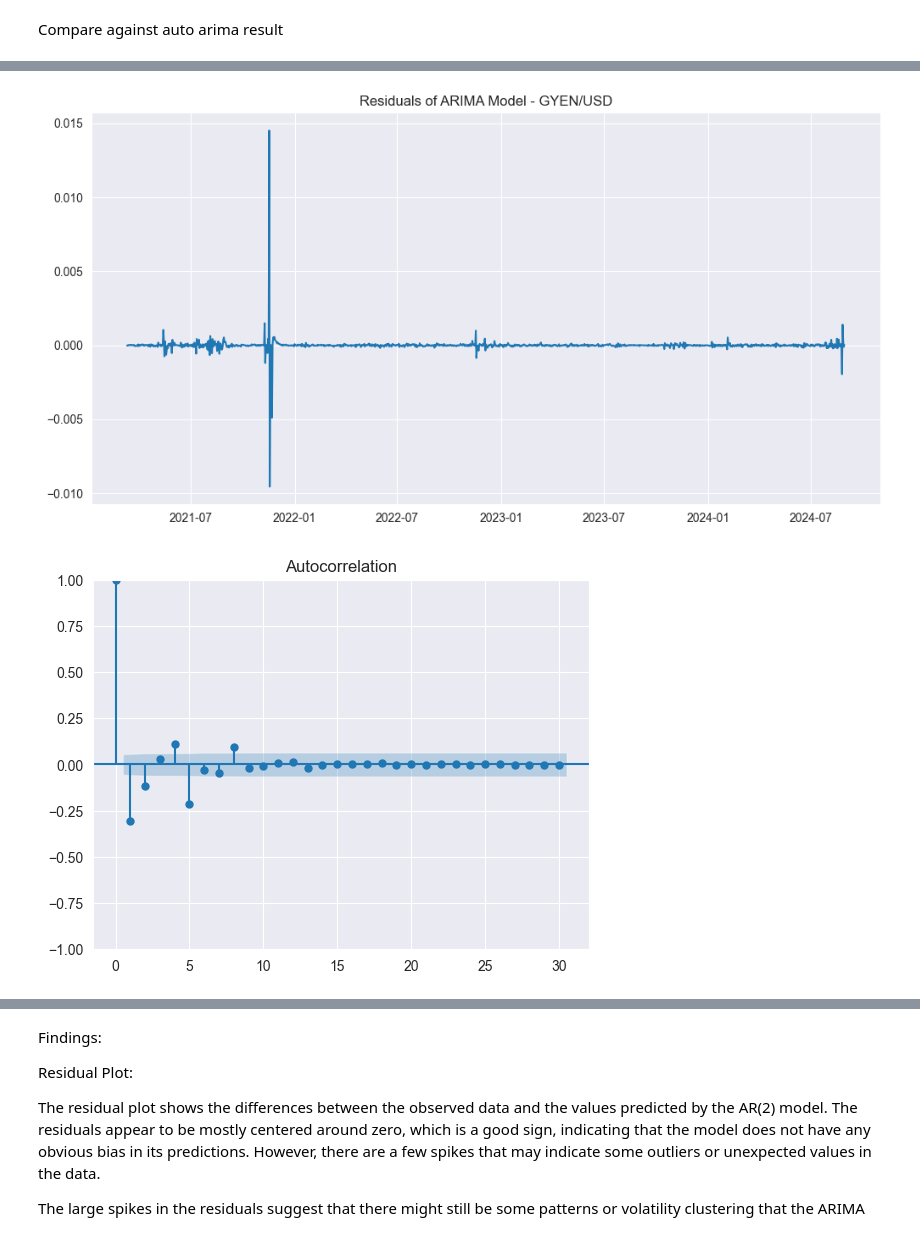
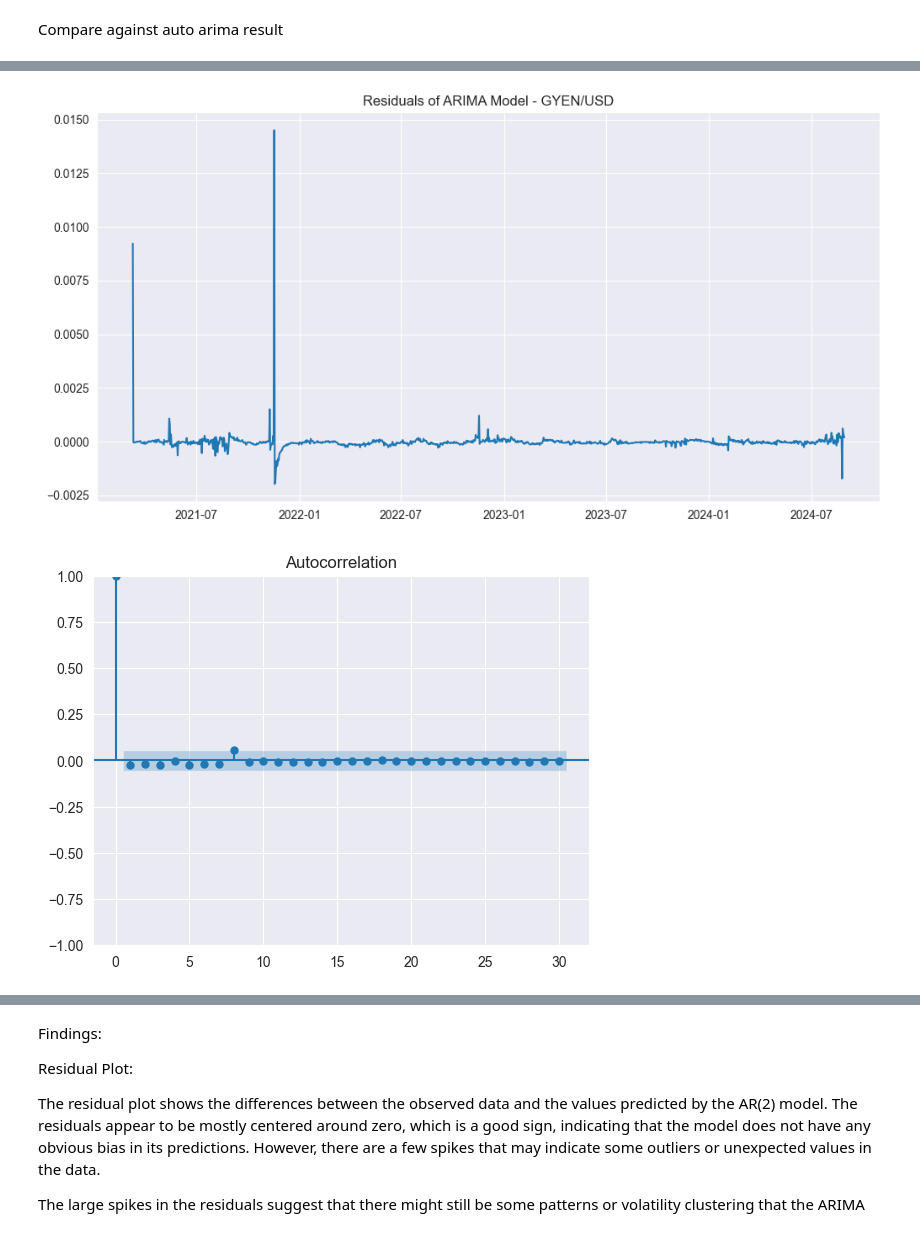
Before and after one commit to joodevs/algo-trader, a Jupyter notebook: gyen-yen-analysis.ipynb, the cells around one changed output, grey strips where cells are left out. Drawn from its saved outputs; the diff is of its cells as text; code cells hidden in the pictures.

```diff
--- a/gyen-yen-analysis.ipynb
+++ b/gyen-yen-analysis.ipynb
@@ -385,24 +393,24 @@ Optimal ARIMA order: (0, 0, 3)
 # %%
 import matplotlib.pyplot as plt
 from statsmodels.graphics.tsaplots import plot_acf, plot_pacf
 
-arima_model_gyen = ARIMA(gyen_usd['Close_diff'].dropna(), order=(4, 1, 1))
+arima_model_gyen = ARIMA(gyen_usd['Close'].dropna(), order=(3, 1, 3))
 arima_fit_gyen = arima_model_gyen.fit()
 
 
 # Residuals of AR(2) model
 arima_residuals_gyen = arima_fit_gyen.resid
 
 # Plot residuals
 plt.figure(figsize=(12, 6))
 plt.plot(arima_residuals_gyen)
 plt.title('Residuals of ARIMA Model - GYEN/USD')
 plt.show()
 
 # ACF and PACF plots of residuals
 plot_acf(arima_residuals_gyen, lags=30)
 plot_pacf(arima_residuals_gyen, lags=30)
 plt.show()
 # %% [output]
-[figure, old version]
+[figure, new version]
-[figure, old version]
+[figure, new version]
```
Also changed, not shown: parts of 11 cells of this notebook.
